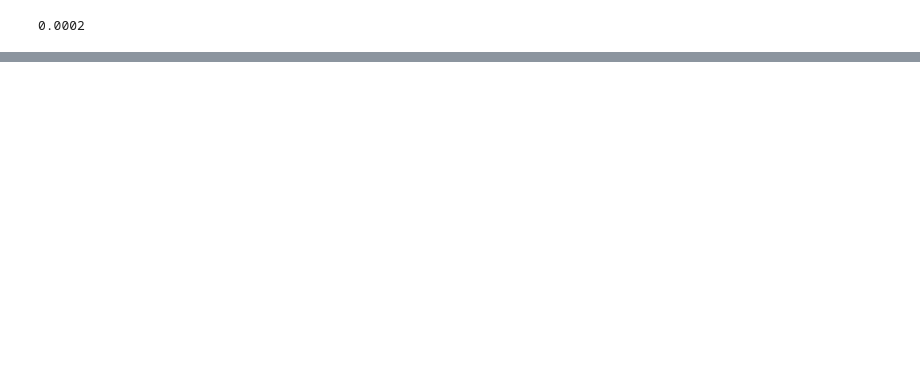
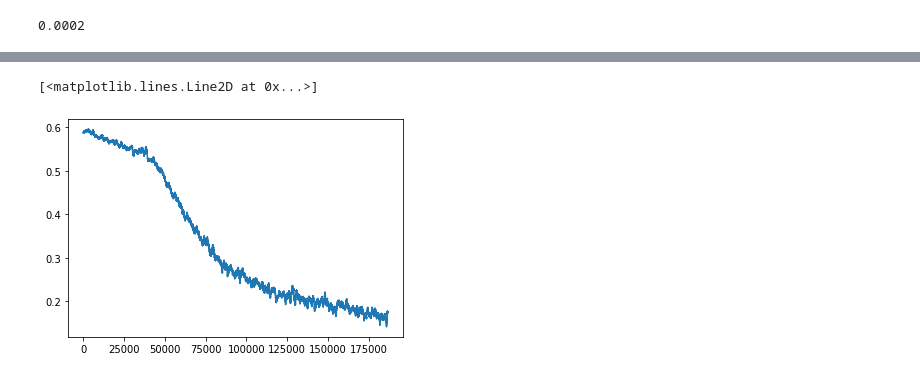
Before and after one commit to faderani/DCGAN-FashionMNIST, a Jupyter notebook: Train.ipynb, the cells around one changed output, grey strips where cells are left out. Drawn from its saved outputs; the diff is of its cells as text; code cells hidden in the pictures; blank space fills up the shorter version.

```diff
--- a/Train.ipynb
+++ b/Train.ipynb
@@ -242,0 +271,5 @@ Epoch:199:It538:DLoss0.0016233614878728986:GLoss2.454375743865967
+# %%
+plt.plot(d_losses_avg)
+# %% [output]
+[<matplotlib.lines.Line2D at 0x...>]
+[figure, added]
```
Also changed, not shown: parts of 10 cells of this notebook.
